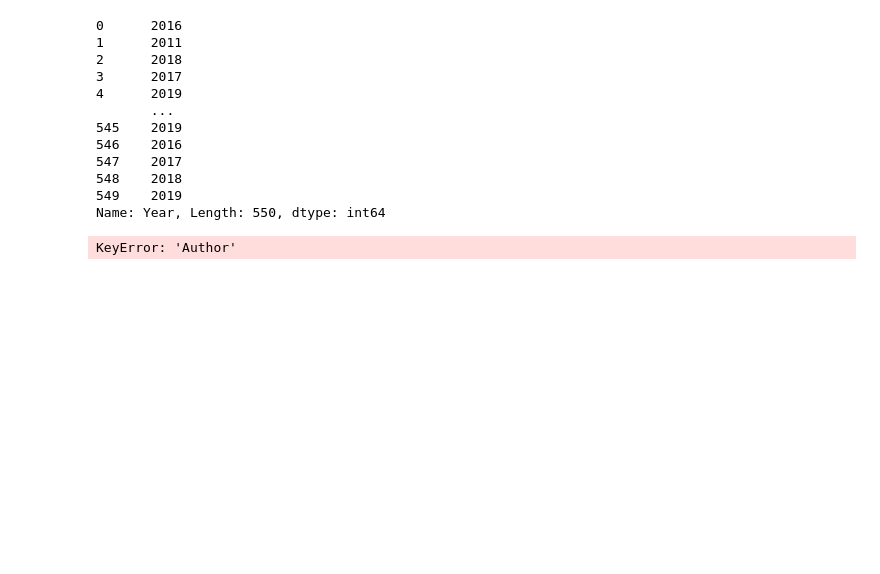
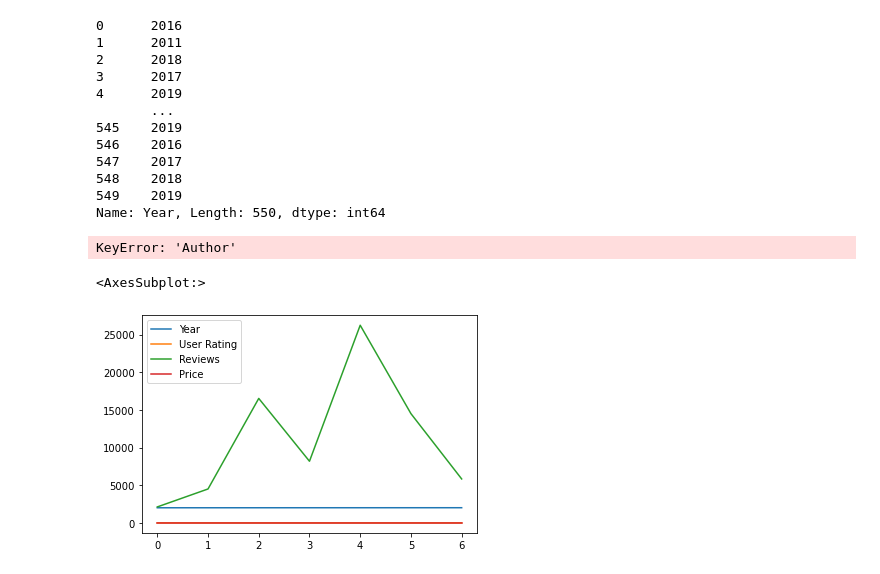
Before and after one commit to kav09/Analysis_of_Best_Selling_Books, a Jupyter notebook: notebookvis.ipynb, the cells around one changed output. Cells and saved outputs as stored; diff of their text form; code cells hidden in the pictures; blank space fills up the shorter version.

```diff
--- a/notebookvis.ipynb
+++ b/notebookvis.ipynb
@@ -365,3 +365,9 @@ Name: Year, Length: 550, dtype: int64
 a.groupby("Author").count()
 # %% [output]
 KeyError: 'Author'
+# %%
+df=df_apps[df_apps['Price']==0]
+df.groupby('Year').mean().reset_index().plot(kind="line")
+# %% [output]
+<AxesSubplot:>
+[figure, added]
```
Also changed, not shown: parts of 1 cell of this notebook, 4 other files.
